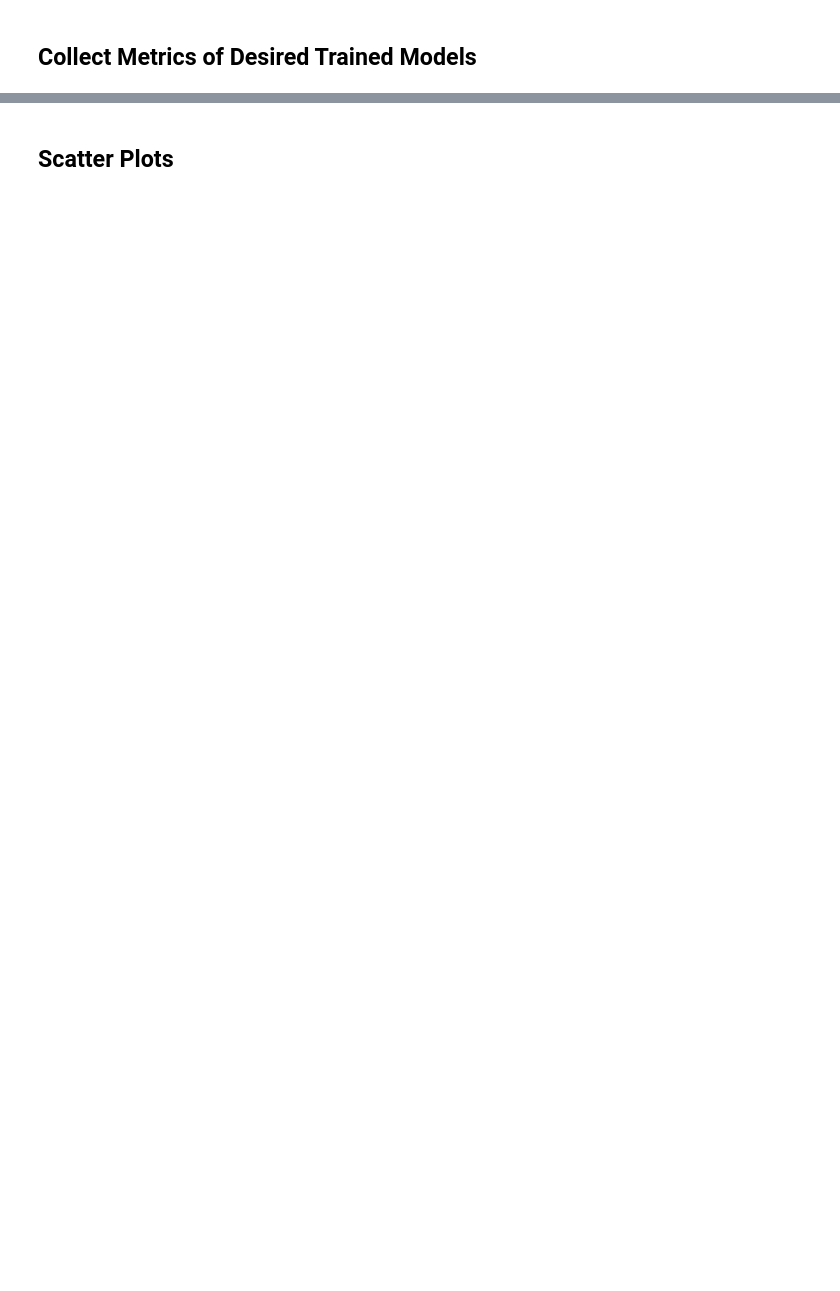
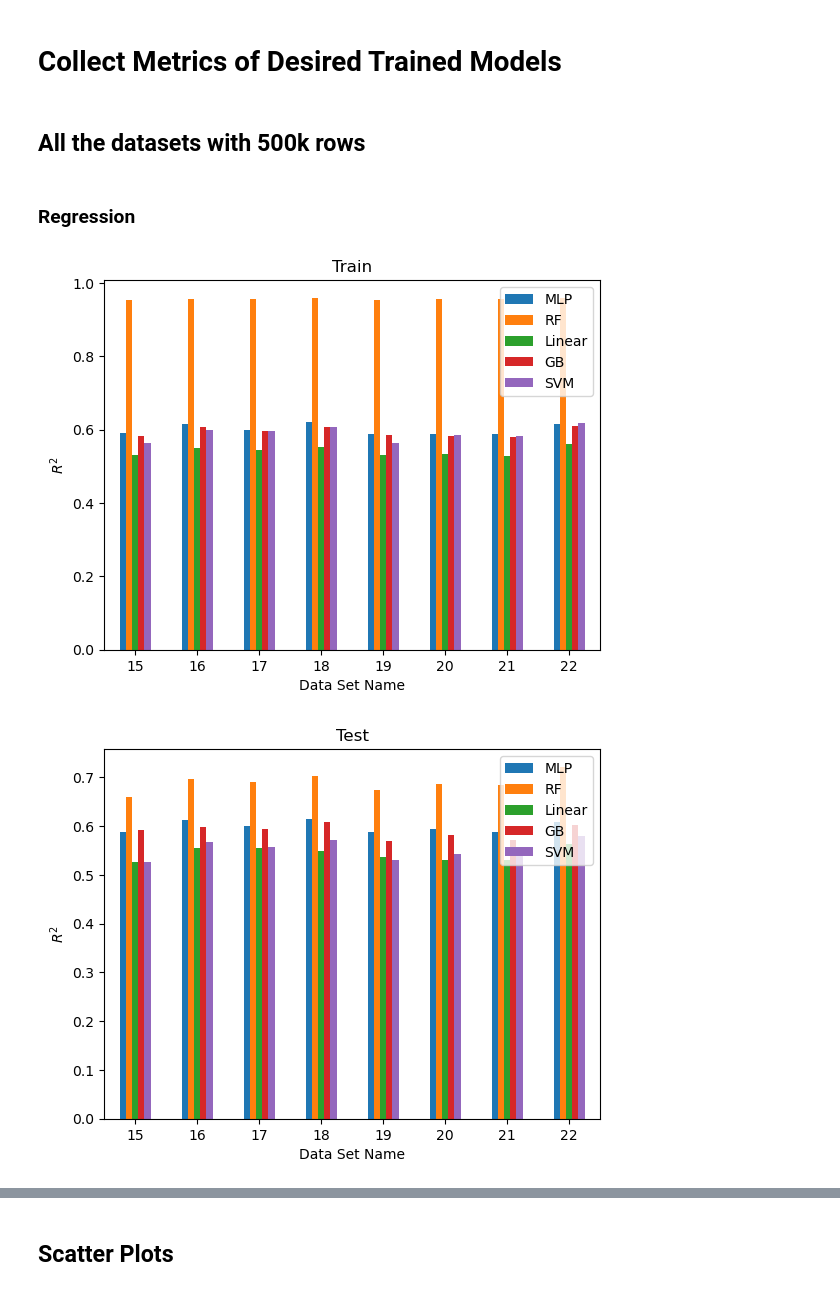
Before and after one commit to LLNL/MLAP, a Jupyter notebook: SJSU/Step3_TrainModel/EvaluateTrainedModels.ipynb, the cells around one changed output, grey strips where cells are left out. Cells and saved outputs as stored; diff of their text form; code cells hidden in the pictures; blank space fills up the shorter version.

```diff
--- a/SJSU/Step3_TrainModel/EvaluateTrainedModels.ipynb
+++ b/SJSU/Step3_TrainModel/EvaluateTrainedModels.ipynb
@@ -27,5 +27,9 @@ json_extract_base = os.path.join(sim_dir, 'InputJson/Extract/json_extract_data')
 json_prep_base = os.path.join(sim_dir, 'InputJson/Prep/json_prep_data_label')
 json_train_base = os.path.join(sim_dir, 'InputJson/Train/json_train_model')
 # %% [markdown]
-## Collect Metrics of Desired Trained Models
+# Collect Metrics of Desired Trained Models
+# %% [markdown]
+## All the datasets with 500k rows
+# %% [markdown]
+### Regression
 # %%
@@ -36,5 +40,11 @@ json_train_counts = [1, 3]#[3, 5, 1, 2]
 # %%
-trained_models_metrics = create_trained_models_metrics (\
-                                  json_prep_base, json_prep_counts, \
-                                  json_train_base, json_train_counts, \
-                                  json_extract_base, json_extract_counts)
+trained_models_metrics, data_defn = create_trained_models_metrics (\
+                                      json_prep_base, json_prep_counts, \
+                                      json_train_base, json_train_counts, \
+                                      json_extract_base, json_extract_counts)
+
+df_train, df_test = plot_trained_models_metrics (FM_label_type, json_extract_counts, \
+                                                 trained_models_metrics)
+# %% [output]
+[figure, added]
+[figure, added]
```
Also changed, not shown: parts of 16 cells of this notebook, 1 other file.
